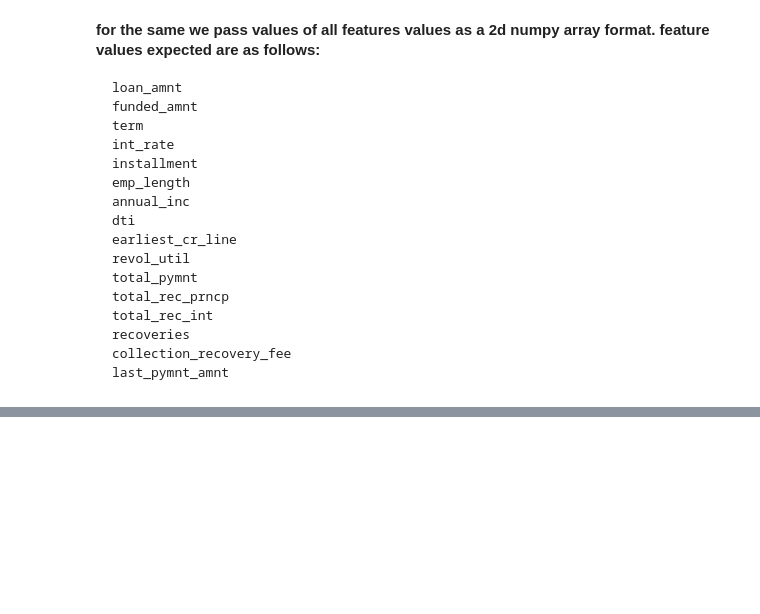
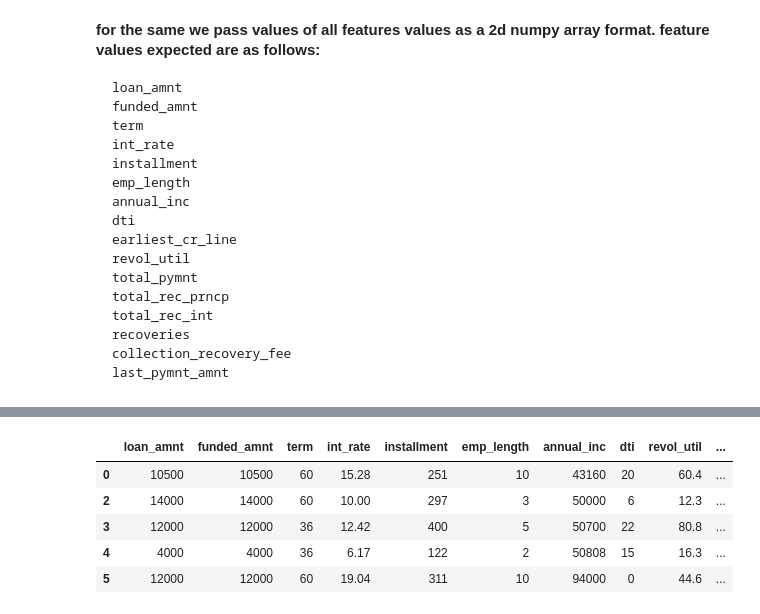
Before and after one commit to shashikumar2010s/AT-T, a Jupyter notebook: model_predict.ipynb, the cells around one changed output, grey strips where cells are left out. Cells and saved outputs as stored; diff of their text form; code cells hidden in the pictures; blank space fills up the shorter version.

```diff
--- a/model_predict.ipynb
+++ b/model_predict.ipynb
@@ -23,0 +43,28 @@ X_new = [[12000.0, 12000.0, 36.0, 14.09, 410.0, 2.0, 42000.0, 11.0, 200101.0, 82
+# %%
+float_cols = loan_stat_features.select_dtypes(include=['float'])
+loan_stat_features[float_cols.columns] = float_cols.astype(int)
+
+def extract_term(s):
+    return int(s.split()[0])
+
+# Apply the function to the 'term' column using the .apply() method
+loan_stat_features['term'] = loan_stat_features['term'].apply(extract_term)
+
+loan_stat_features['int_rate'] = loan_stat_features['int_rate'].str.replace('%', '')
+loan_stat_features['int_rate'] = loan_stat_features['int_rate'].astype(float)
+
+loan_stat_features['emp_length'] = loan_stat_features['emp_length'].astype(str)
+loan_stat_features['emp_length'] = loan_stat_features['emp_length'].str.replace(r'\D+', '')
+loan_stat_features['emp_length'] = loan_stat_features['emp_length'].astype(int)
+
+loan_stat_features['revol_util'] = loan_stat_features['revol_util'].str.replace('%', '')
+loan_stat_features['revol_util'] = loan_stat_features['revol_util'].astype(float)
+
+loan_stat_features.head()
+# %% [output]
+|  | loan_amnt | funded_amnt | term | int_rate | installment | emp_length | annual_inc | dti | revol_util | ... |
+| 0 | 10500 | 10500 | 60 | 15.28 | 251 | 10 | 43160 | 20 | 60.4 | ... |
+| 2 | 14000 | 14000 | 60 | 10.00 | 297 | 3 | 50000 | 6 | 12.3 | ... |
+| 3 | 12000 | 12000 | 36 | 12.42 | 400 | 5 | 50700 | 22 | 80.8 | ... |
+| 4 | 4000 | 4000 | 36 | 6.17 | 122 | 2 | 50808 | 15 | 16.3 | ... |
+| 5 | 12000 | 12000 | 60 | 19.04 | 311 | 10 | 94000 | 0 | 44.6 | ... |
```
Also changed, not shown: parts of 8 cells of this notebook, 5 other files.
